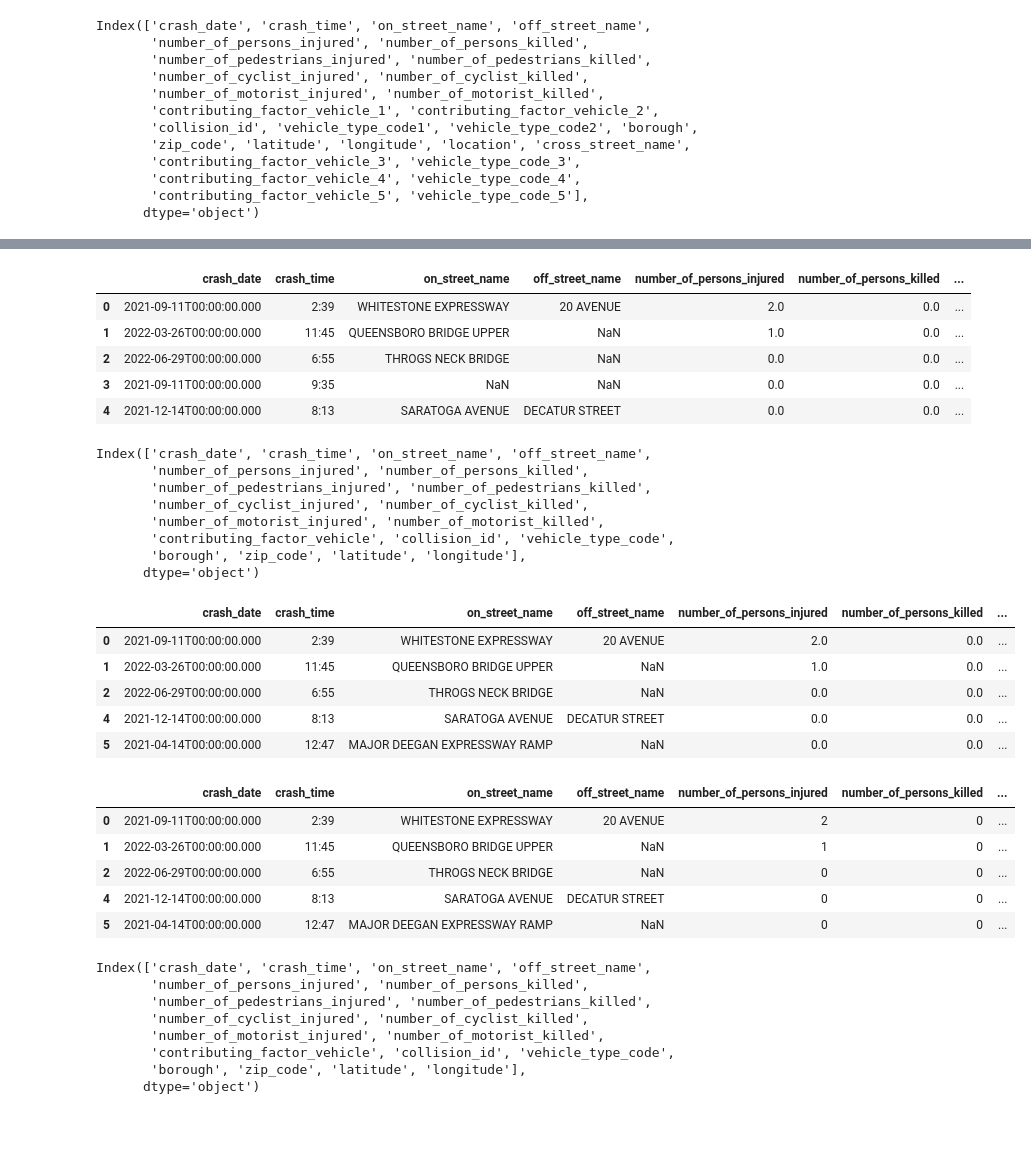
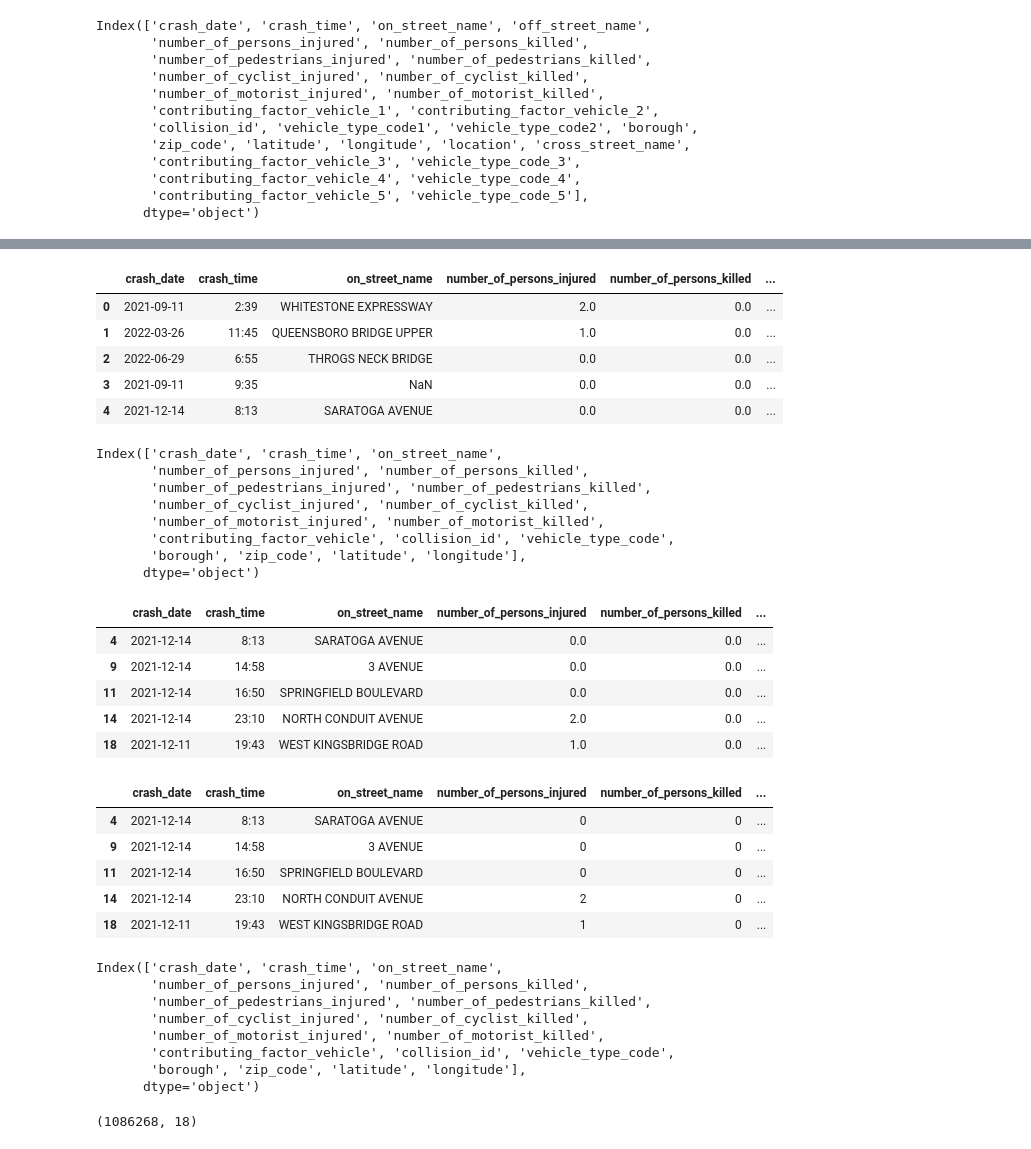
Before and after one commit to gabrieledasanches/Homework_GabrieleSanches_CIS9440, a Jupyter notebook: scripts/etl.ipynb, the cells around one changed output, grey strips where cells are left out. Cells and saved outputs as stored; diff of their text form; code cells hidden in the pictures.

```diff
--- a/scripts/etl.ipynb
+++ b/scripts/etl.ipynb
@@ -72,8 +61,13 @@ car_crash_df.head()
 # %%
-#dropping columns that are not needed
+# Drop columns that are not needed
 car_crash_df = car_crash_df.drop(columns=['contributing_factor_vehicle_3'])
 car_crash_df = car_crash_df.drop(columns=['vehicle_type_code_3'])
 car_crash_df = car_crash_df.drop(columns=['contributing_factor_vehicle_4'])
 car_crash_df = car_crash_df.drop(columns=['vehicle_type_code_4'])
 car_crash_df = car_crash_df.drop(columns=['contributing_factor_vehicle_5'])
 car_crash_df = car_crash_df.drop(columns=['vehicle_type_code_5'])
+car_crash_df = car_crash_df.drop(columns=['contributing_factor_vehicle_2'])
+car_crash_df = car_crash_df.drop(columns=['vehicle_type_code2'])
+car_crash_df = car_crash_df.drop(columns=['location'])
+car_crash_df = car_crash_df.drop(columns=['cross_street_name'])
+car_crash_df = car_crash_df.drop(columns=['off_street_name'])
@@ -87,10 +74,16 @@ car_crash_df = car_crash_df.drop(columns=['cross_street_name'])
+# %%
+# Reformt date column
+car_crash_df['crash_date'] = pd.to_datetime(car_crash_df['crash_date'])
+
+# Extract only the date portion
+car_crash_df['crash_date'] = car_crash_df['crash_date'].dt.date
 # %%
 car_crash_df.head()
 # %% [output]
-|  | crash_date | crash_time | on_street_name | off_street_name | number_of_persons_injured | number_of_persons_killed | ... |
-| 0 | 2021-09-11T00:00:00.000 | 2:39 | WHITESTONE EXPRESSWAY | 20 AVENUE | 2.0 | 0.0 | ... |
-| 1 | 2022-03-26T00:00:00.000 | 11:45 | QUEENSBORO BRIDGE UPPER | NaN | 1.0 | 0.0 | ... |
-| 2 | 2022-06-29T00:00:00.000 | 6:55 | THROGS NECK BRIDGE | NaN | 0.0 | 0.0 | ... |
-| 3 | 2021-09-11T00:00:00.000 | 9:35 | NaN | NaN | 0.0 | 0.0 | ... |
-| 4 | 2021-12-14T00:00:00.000 | 8:13 | SARATOGA AVENUE | DECATUR STREET | 0.0 | 0.0 | ... |
+|  | crash_date | crash_time | on_street_name | number_of_persons_injured | number_of_persons_killed | ... |
+| 0 | 2021-09-11 | 2:39 | WHITESTONE EXPRESSWAY | 2.0 | 0.0 | ... |
+| 1 | 2022-03-26 | 11:45 | QUEENSBORO BRIDGE UPPER | 1.0 | 0.0 | ... |
+| 2 | 2022-06-29 | 6:55 | THROGS NECK BRIDGE | 0.0 | 0.0 | ... |
+| 3 | 2021-09-11 | 9:35 | NaN | 0.0 | 0.0 | ... |
+| 4 | 2021-12-14 | 8:13 | SARATOGA AVENUE | 0.0 | 0.0 | ... |
 # %%
@@ -98,10 +91,10 @@ car_crash_df.head()
 car_crash_df.rename(columns={'contributing_factor_vehicle_1': 'contributing_factor_vehicle'}, inplace=True)
 car_crash_df.rename(columns={'vehicle_type_code1': 'vehicle_type_code'}, inplace=True)
 # %%
-#check column names after initial cleaning and transformation
+# Check column names after initial cleaning and transformation
 print(car_crash_df.columns)
 # %% [output]
-Index(['crash_date', 'crash_time', 'on_street_name', 'off_street_name',
+Index(['crash_date', 'crash_time', 'on_street_name',
        'number_of_persons_injured', 'number_of_persons_killed',
        'number_of_pedestrians_injured', 'number_of_pedestrians_killed',
        'number_of_cyclist_injured', 'number_of_cyclist_killed',
@@ -110,20 +103,20 @@ Index(['crash_date', 'crash_time', 'on_street_name', 'off_street_name',
        'borough', 'zip_code', 'latitude', 'longitude'],
       dtype='object')
 # %%
-#drop na - drop rows that do not have data in the "on_street_name" column
-#car_crash_df['on_street_name'].dropna(inplace=True)
-car_crash_df = car_crash_df[car_crash_df['on_street_name'].notna()]
-
+# Drop rows
+car_crash_df = car_crash_df.dropna(subset=['on_street_name'])
+car_crash_df.dropna(subset=['longitude', 'latitude'], inplace=True)
+car_crash_df.dropna(subset=['borough', 'zip_code'], inplace=True)
 car_crash_df.head()
 # %% [output]
-|  | crash_date | crash_time | on_street_name | off_street_name | number_of_persons_injured | number_of_persons_killed | ... |
-| 0 | 2021-09-11T00:00:00.000 | 2:39 | WHITESTONE EXPRESSWAY | 20 AVENUE | 2.0 | 0.0 | ... |
-| 1 | 2022-03-26T00:00:00.000 | 11:45 | QUEENSBORO BRIDGE UPPER | NaN | 1.0 | 0.0 | ... |
-| 2 | 2022-06-29T00:00:00.000 | 6:55 | THROGS NECK BRIDGE | NaN | 0.0 | 0.0 | ... |
-| 4 | 2021-12-14T00:00:00.000 | 8:13 | SARATOGA AVENUE | DECATUR STREET | 0.0 | 0.0 | ... |
-| 5 | 2021-04-14T00:00:00.000 | 12:47 | MAJOR DEEGAN EXPRESSWAY RAMP | NaN | 0.0 | 0.0 | ... |
+|  | crash_date | crash_time | on_street_name | number_of_persons_injured | number_of_persons_killed | ... |
+| 4 | 2021-12-14 | 8:13 | SARATOGA AVENUE | 0.0 | 0.0 | ... |
+| 9 | 2021-12-14 | 14:58 | 3 AVENUE | 0.0 | 0.0 | ... |
+| 11 | 2021-12-14 | 16:50 | SPRINGFIELD BOULEVARD | 0.0 | 0.0 | ... |
+| 14 | 2021-12-14 | 23:10 | NORTH CONDUIT AVENUE | 2.0 | 0.0 | ... |
+| 18 | 2021-12-11 | 19:43 | WEST KINGSBRIDGE ROAD | 1.0 | 0.0 | ... |
 # %%
-#reformat to int format
+# Reformat data types to int (format)
 car_crash_df['number_of_persons_injured'] = car_crash_df['number_of_persons_injured'].astype('Int64')
 car_crash_df['number_of_persons_killed'] = car_crash_df['number_of_persons_killed'].astype('Int64')
 car_crash_df['number_of_pedestrians_injured'] = car_crash_df['number_of_pedestrians_injured'].astype('Int64')
@@ -135,16 +128,16 @@ car_crash_df['number_of_motorist_killed'] = car_crash_df['number_of_motorist_kil
 
 car_crash_df.head()
 # %% [output]
-|  | crash_date | crash_time | on_street_name | off_street_name | number_of_persons_injured | number_of_persons_killed | ... |
-| 0 | 2021-09-11T00:00:00.000 | 2:39 | WHITESTONE EXPRESSWAY | 20 AVENUE | 2 | 0 | ... |
-| 1 | 2022-03-26T00:00:00.000 | 11:45 | QUEENSBORO BRIDGE UPPER | NaN | 1 | 0 | ... |
-| 2 | 2022-06-29T00:00:00.000 | 6:55 | THROGS NECK BRIDGE | NaN | 0 | 0 | ... |
-| 4 | 2021-12-14T00:00:00.000 | 8:13 | SARATOGA AVENUE | DECATUR STREET | 0 | 0 | ... |
-| 5 | 2021-04-14T00:00:00.000 | 12:47 | MAJOR DEEGAN EXPRESSWAY RAMP | NaN | 0 | 0 | ... |
+|  | crash_date | crash_time | on_street_name | number_of_persons_injured | number_of_persons_killed | ... |
+| 4 | 2021-12-14 | 8:13 | SARATOGA AVENUE | 0 | 0 | ... |
+| 9 | 2021-12-14 | 14:58 | 3 AVENUE | 0 | 0 | ... |
+| 11 | 2021-12-14 | 16:50 | SPRINGFIELD BOULEVARD | 0 | 0 | ... |
+| 14 | 2021-12-14 | 23:10 | NORTH CONDUIT AVENUE | 2 | 0 | ... |
+| 18 | 2021-12-11 | 19:43 | WEST KINGSBRIDGE ROAD | 1 | 0 | ... |
 # %%
 print(car_crash_df.columns)
 # %% [output]
-Index(['crash_date', 'crash_time', 'on_street_name', 'off_street_name',
+Index(['crash_date', 'crash_time', 'on_street_name',
        'number_of_persons_injured', 'number_of_persons_killed',
        'number_of_pedestrians_injured', 'number_of_pedestrians_killed',
        'number_of_cyclist_injured', 'number_of_cyclist_killed',
@@ -152,4 +145,8 @@ Index(['crash_date', 'crash_time', 'on_street_name', 'off_street_name',
        'contributing_factor_vehicle', 'collision_id', 'vehicle_type_code',
        'borough', 'zip_code', 'latitude', 'longitude'],
       dtype='object')
+# %%
+print(car_crash_df.shape)
+# %% [output]
+(1086268, 18)
 # %%
```
Also changed, not shown: parts of 34 cells of this notebook, 5 other files.
